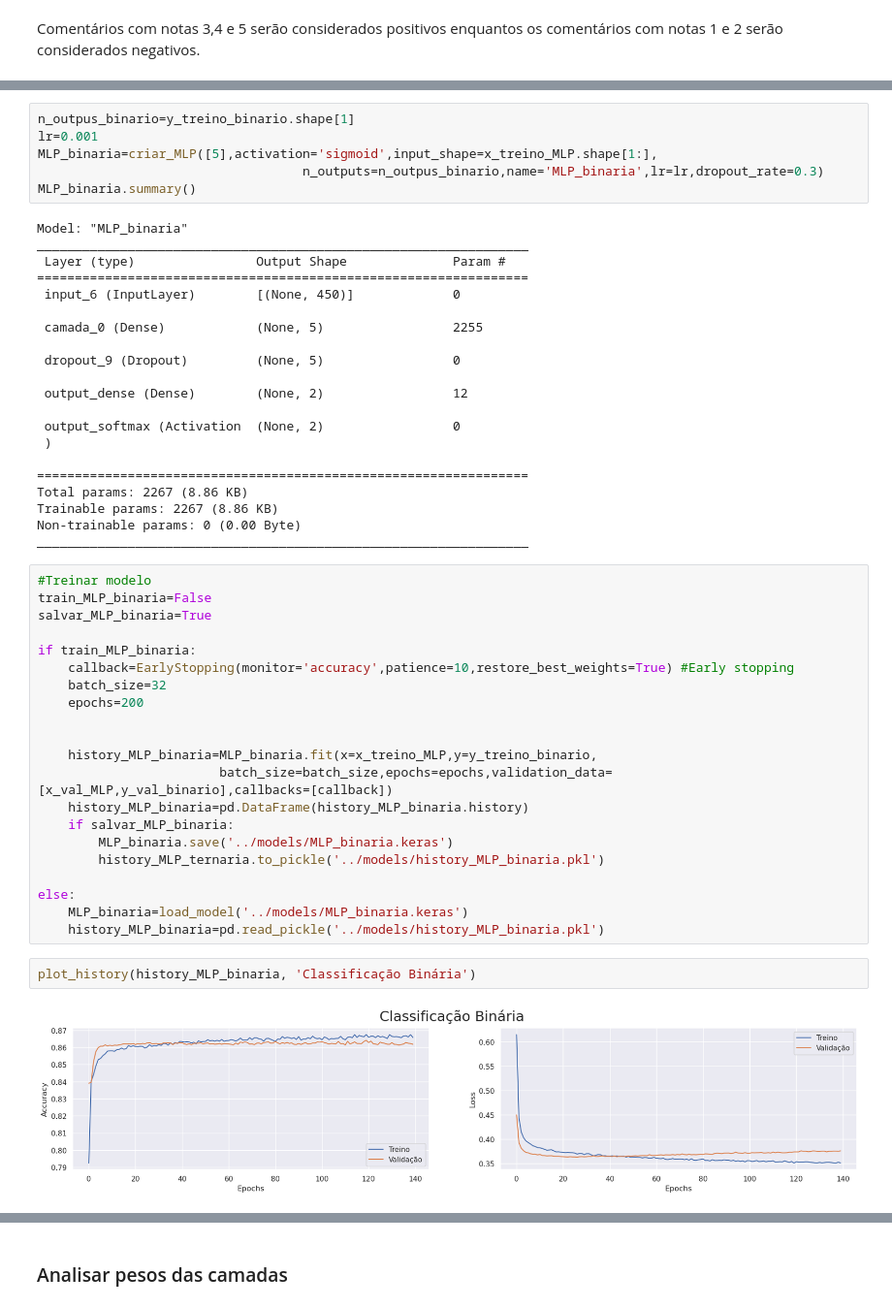
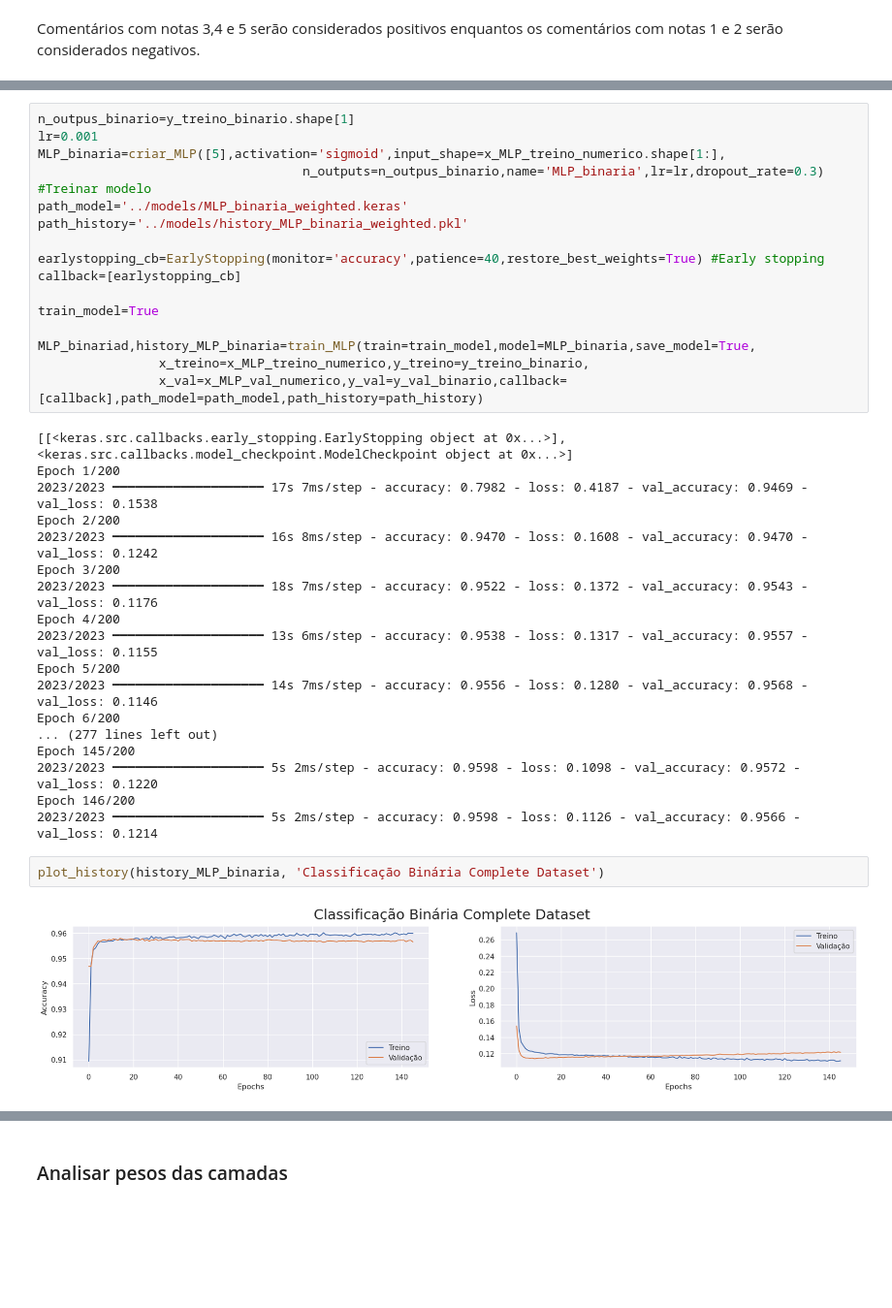
Before and after one commit to RodolfoPCruz/trip_advisor, a Jupyter notebook: trip_advisor.ipynb, the cells around one changed output, grey strips where cells are left out. Shown at 97% size. Cells and saved outputs as stored; diff of their text form; blank space fills up the shorter version.

```diff
--- a/trip_advisor.ipynb
+++ b/trip_advisor.ipynb
@@ -1954,52 +1953,39 @@ y_teste_binario              =encoder.fit_transform(converter_binario(y_teste_bi
 # %%
 n_outpus_binario=y_treino_binario.shape[1]
 lr=0.001
-MLP_binaria=criar_MLP([5],activation='sigmoid',input_shape=x_treino_MLP.shape[1:],
+MLP_binaria=criar_MLP([5],activation='sigmoid',input_shape=x_MLP_treino_numerico.shape[1:],
                                    n_outputs=n_outpus_binario,name='MLP_binaria',lr=lr,dropout_rate=0.3)
-MLP_binaria.summary()
+#Treinar modelo
+path_model='../models/MLP_binaria_weighted.keras'
+path_history='../models/history_MLP_binaria_weighted.pkl'
+
+earlystopping_cb=EarlyStopping(monitor='accuracy',patience=40,restore_best_weights=True) #Early stopping
+callback=[earlystopping_cb]
+
+train_model=True
+
+MLP_binariad,history_MLP_binaria=train_MLP(train=train_model,model=MLP_binaria,save_model=True,
+                x_treino=x_MLP_treino_numerico,y_treino=y_treino_binario,
+                x_val=x_MLP_val_numerico,y_val=y_val_binario,callback=[callback],path_model=path_model,path_history=path_history)
 # %% [output]
-Model: "MLP_binaria"
-_________________________________________________________________
- Layer (type)                Output Shape              Param #
-=================================================================
- input_6 (InputLayer)        [(None, 450)]             0
-
- camada_0 (Dense)            (None, 5)                 2255
-
- dropout_9 (Dropout)         (None, 5)                 0
-
- output_dense (Dense)        (None, 2)                 12
-
- output_softmax (Activation  (None, 2)                 0
- )
-
-=================================================================
-Total params: 2267 (8.86 KB)
-Trainable params: 2267 (8.86 KB)
-Non-trainable params: 0 (0.00 Byte)
-_________________________________________________________________
+[[<keras.src.callbacks.early_stopping.EarlyStopping object at 0x...>], <keras.src.callbacks.model_checkpoint.ModelCheckpoint object at 0x...>]
+Epoch 1/200
+2023/2023 ━━━━━━━━━━━━━━━━━━━━ 17s 7ms/step - accuracy: 0.7982 - loss: 0.4187 - val_accuracy: 0.9469 - val_loss: 0.1538
+Epoch 2/200
+2023/2023 ━━━━━━━━━━━━━━━━━━━━ 16s 8ms/step - accuracy: 0.9470 - loss: 0.1608 - val_accuracy: 0.9470 - val_loss: 0.1242
+Epoch 3/200
+2023/2023 ━━━━━━━━━━━━━━━━━━━━ 18s 7ms/step - accuracy: 0.9522 - loss: 0.1372 - val_accuracy: 0.9543 - val_loss: 0.1176
+Epoch 4/200
+2023/2023 ━━━━━━━━━━━━━━━━━━━━ 13s 6ms/step - accuracy: 0.9538 - loss: 0.1317 - val_accuracy: 0.9557 - val_loss: 0.1155
+Epoch 5/200
+2023/2023 ━━━━━━━━━━━━━━━━━━━━ 14s 7ms/step - accuracy: 0.9556 - loss: 0.1280 - val_accuracy: 0.9568 - val_loss: 0.1146
+Epoch 6/200
+... (277 lines left out)
+Epoch 145/200
+2023/2023 ━━━━━━━━━━━━━━━━━━━━ 5s 2ms/step - accuracy: 0.9598 - loss: 0.1098 - val_accuracy: 0.9572 - val_loss: 0.1220
+Epoch 146/200
+2023/2023 ━━━━━━━━━━━━━━━━━━━━ 5s 2ms/step - accuracy: 0.9598 - loss: 0.1126 - val_accuracy: 0.9566 - val_loss: 0.1214
-# %%
-#Treinar modelo
-train_MLP_binaria=False
-salvar_MLP_binaria=True
-
-if train_MLP_binaria:
-    callback=EarlyStopping(monitor='accuracy',patience=10,restore_best_weights=True) #Early stopping
-    batch_size=32
-    epochs=200
-
-
-    history_MLP_binaria=MLP_binaria.fit(x=x_treino_MLP,y=y_treino_binario,
-                        batch_size=batch_size,epochs=epochs,validation_data=[x_val_MLP,y_val_binario],callbacks=[callback])
-    history_MLP_binaria=pd.DataFrame(history_MLP_binaria.history)
-    if salvar_MLP_binaria:
-        MLP_binaria.save('../models/MLP_binaria.keras')
-        history_MLP_ternaria.to_pickle('../models/history_MLP_binaria.pkl')
-
-else:
-    MLP_binaria=load_model('../models/MLP_binaria.keras')
-    history_MLP_binaria=pd.read_pickle('../models/history_MLP_binaria.pkl')
 # %%
-plot_history(history_MLP_binaria, 'Classificação Binária')
+plot_history(history_MLP_binaria, 'Classificação Binária Complete Dataset')
 # %% [output]
-[figure, old version]
+[figure, new version]
```
Also changed, not shown: parts of 15 cells of this notebook.
